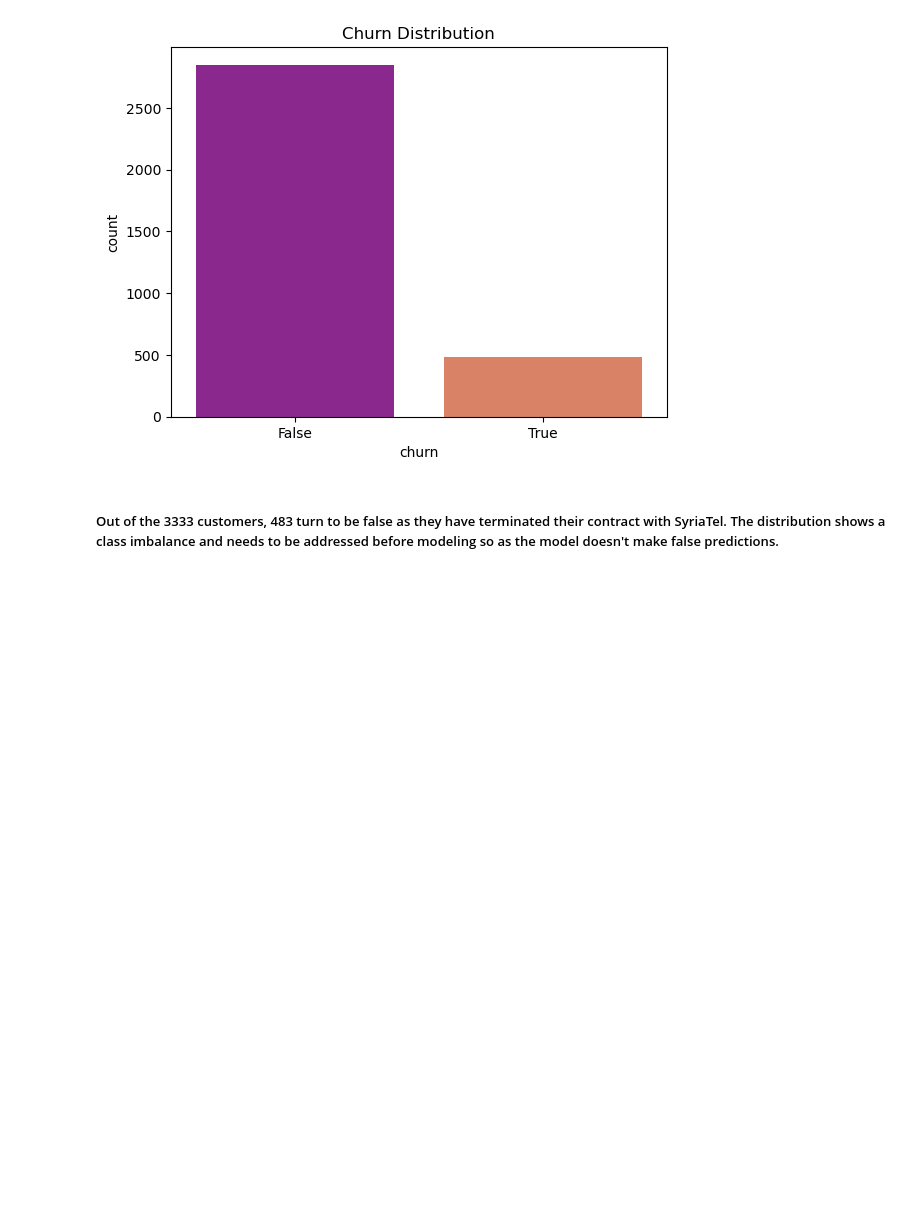
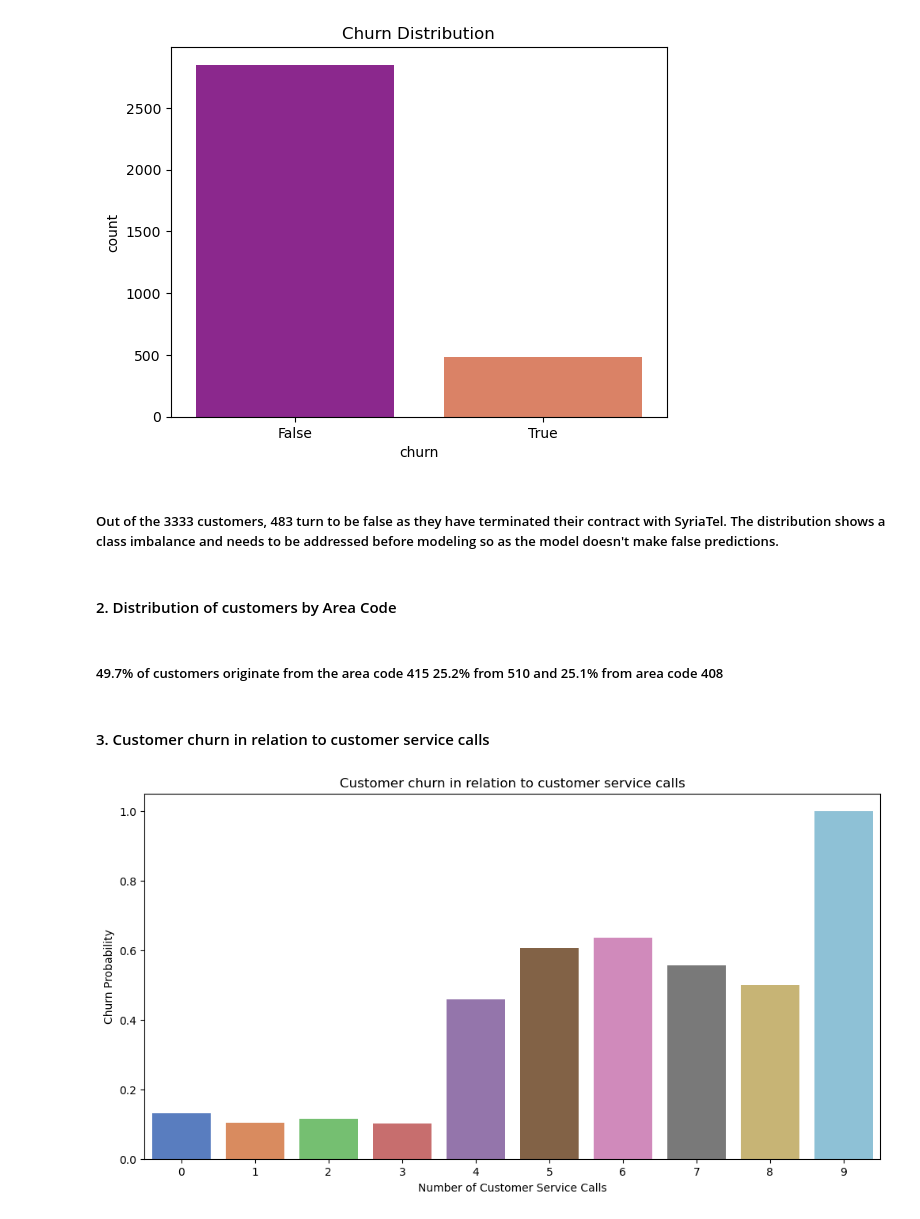
Before and after one commit to muimidean/SyriaTel_Customer_Churn, a Jupyter notebook: SyriaTel_Customer_Churn.ipynb, the cells around one changed output. Cells and saved outputs as stored; diff of their text form; code cells hidden in the pictures; blank space fills up the shorter version.

Commit message:
Churn Distribution eda continuatuion

```diff
--- a/SyriaTel_Customer_Churn.ipynb
+++ b/SyriaTel_Customer_Churn.ipynb
@@ -121,3 +137,5 @@ churn_df.describe()
+# %%
+churn_df.drop(['phone_number'],axis=1,inplace=True)
 # %% [markdown]
 ## Explanatory Data Analysis
 #### For better understanding of the data, we look at the several relationship between different variables  relating to the target variable customer churn
@@ -136,3 +154,5 @@ Text(0.5, 1.0, 'Churn Distribution')
 [figure]
 # %% [markdown]
 ##### Out of the 3333 customers, 483 turn to be false as they have terminated their contract with SyriaTel. The distribution shows a class imbalance and needs to be addressed before modeling so as the model doesn't make false predictions.
+# %% [markdown]
+#### 2. Distribution of customers by Area Code
@@ -138,0 +169,21 @@ Text(0.5, 1.0, 'Churn Distribution')
+# %% [markdown]
+##### 49.7% of customers originate from the area code 415 25.2% from 510 and 25.1% from area code 408
+# %% [markdown]
+#### 3. Customer churn in relation to customer service calls
+# %%
+plt.figure(figsize=(12,6))
+sns.barplot(
+    data=churn_df,
+    x='customer_service_calls',
+    y='churn',
+    errorbar=None,
+    palette='muted'
+)
+
+plt.title('Customer churn in relation to customer service calls')
+plt.xlabel('Number of Customer Service Calls')
+plt.ylabel('Churn Probability')
+
+plt.show()
+# %% [output]
+[figure, added]
```
Also changed, not shown: parts of 6 cells of this notebook.
